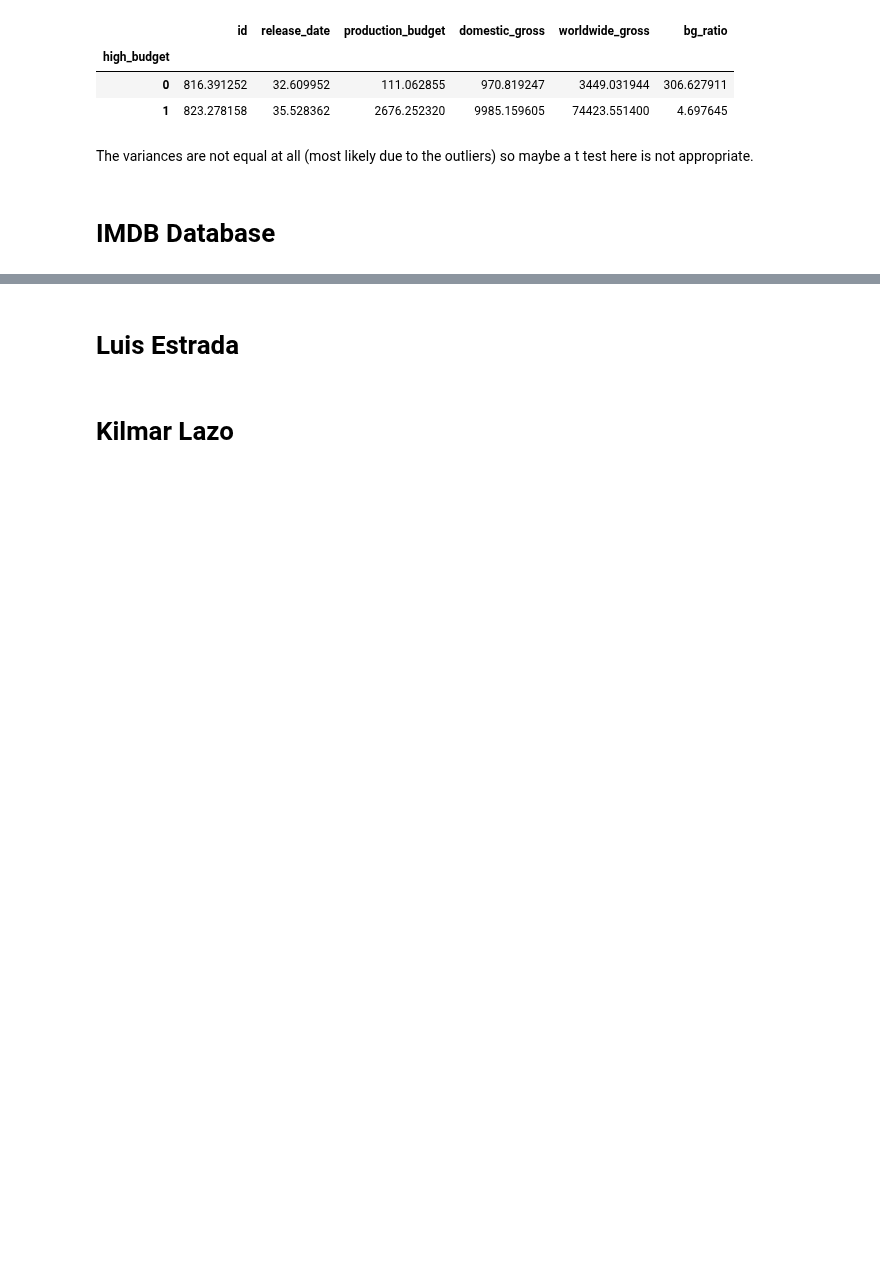
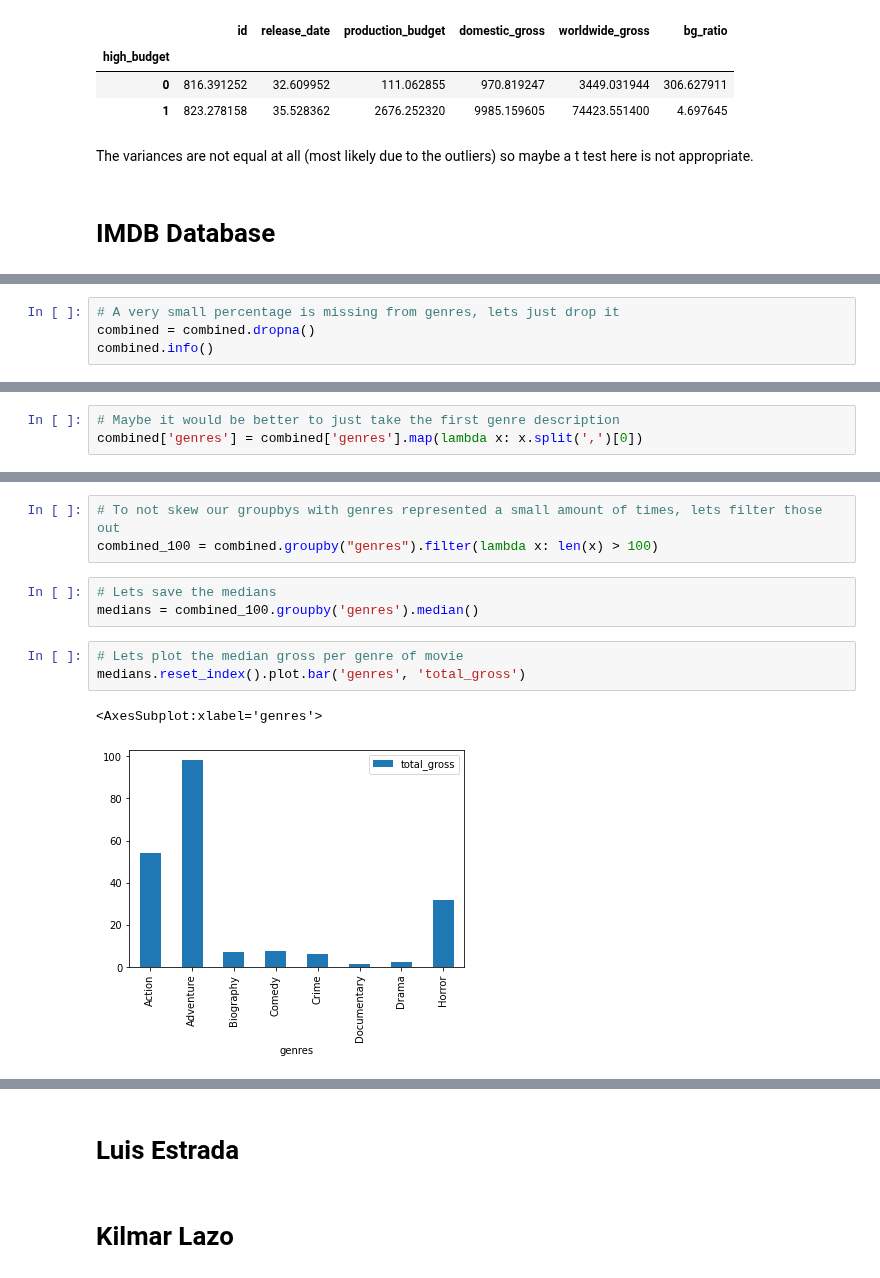
Before and after one commit to mehince/group-1-capstone, a Jupyter notebook: student.ipynb, the cells around one changed output, grey strips where cells are left out. Saved outputs shown, nothing was run; the diff lists cells and outputs as text; blank space fills up the shorter version.

```diff
--- a/student.ipynb
+++ b/student.ipynb
@@ -674,0 +803,4 @@ print("hello")
+# %%
+# A very small percentage is missing from genres, lets just drop it
+combined = combined.dropna()
+combined.info()
@@ -674,0 +855,3 @@ print("hello")
+# %%
+# Maybe it would be better to just take the first genre description
+combined['genres'] = combined['genres'].map(lambda x: x.split(',')[0])
@@ -674,0 +880,12 @@ print("hello")
+# %%
+# To not skew our groupbys with genres represented a small amount of times, lets filter those out
+combined_100 = combined.groupby("genres").filter(lambda x: len(x) > 100)
+# %%
+# Lets save the medians
+medians = combined_100.groupby('genres').median()
+# %%
+# Lets plot the median gross per genre of movie
+medians.reset_index().plot.bar('genres', 'total_gross')
+# %% [output]
+<AxesSubplot:xlabel='genres'>
+[figure, added]
```
Also changed, not shown: parts of 23 cells of this notebook.
